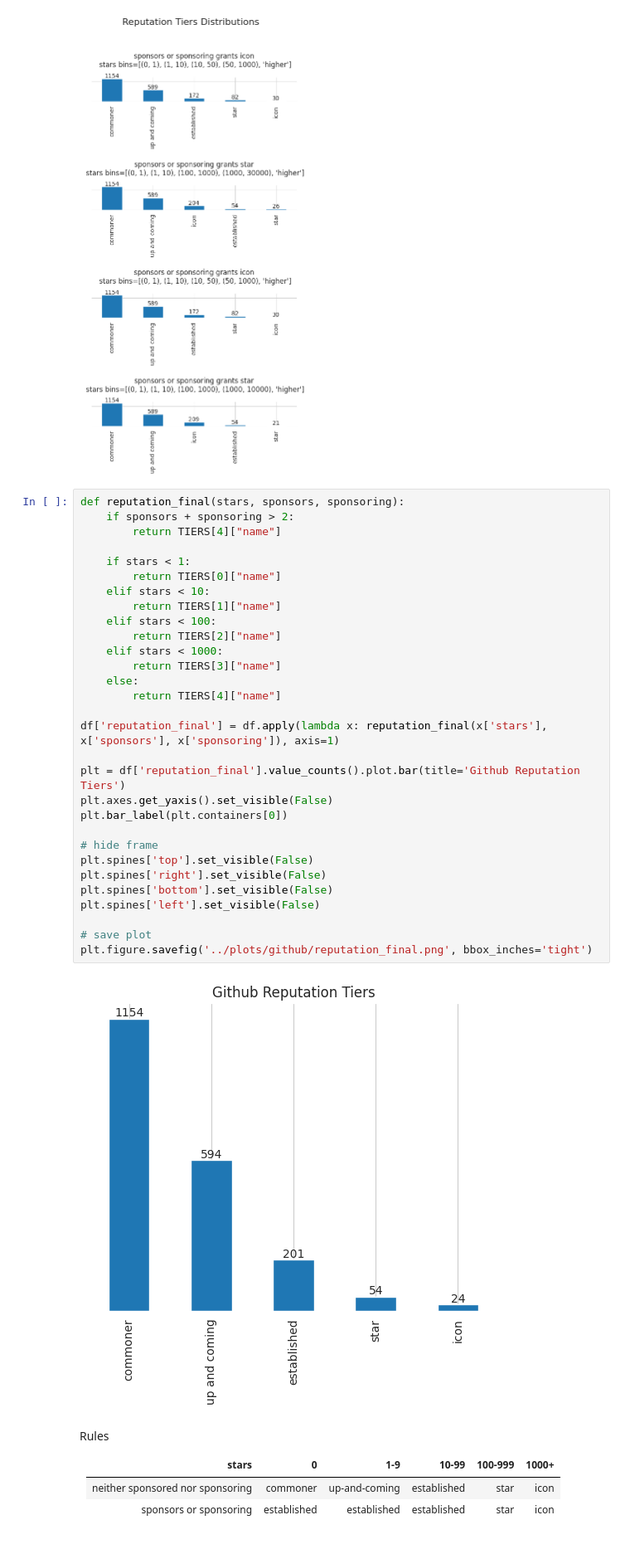
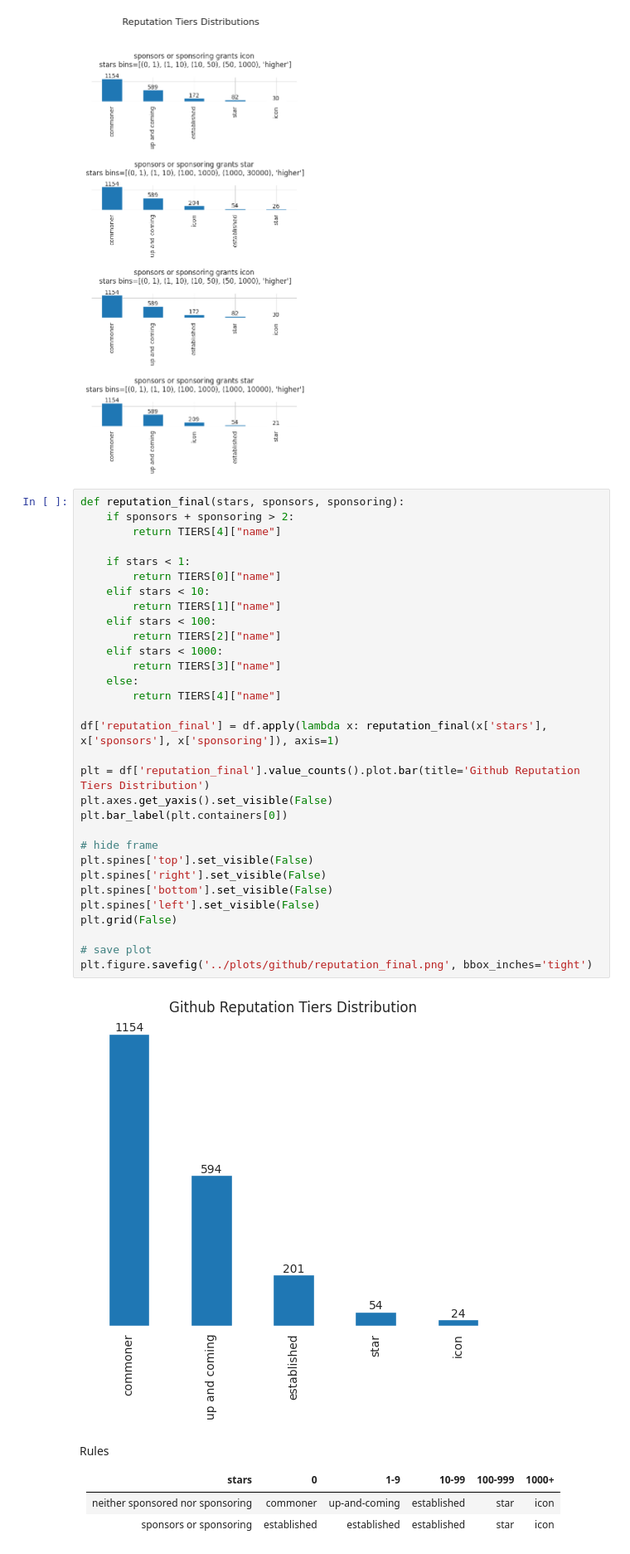
Before and after one commit to interep-project/interep-groups-eda, a Jupyter notebook: notebooks/gh.ipynb, the cells around one changed output. Shown: that part at 83% size. Drawn from its saved outputs; the diff is of its cells as text.

```diff
--- a/notebooks/gh.ipynb
+++ b/notebooks/gh.ipynb
@@ -275,35 +275,36 @@ plt.show()
 # %%
 def reputation_final(stars, sponsors, sponsoring):
     if sponsors + sponsoring > 2:
         return TIERS[4]["name"]
 
     if stars < 1:
         return TIERS[0]["name"]
     elif stars < 10:
         return TIERS[1]["name"]
     elif stars < 100:
         return TIERS[2]["name"]
     elif stars < 1000:
         return TIERS[3]["name"]
     else:
         return TIERS[4]["name"]
 
 df['reputation_final'] = df.apply(lambda x: reputation_final(x['stars'], x['sponsors'], x['sponsoring']), axis=1)
 
-plt = df['reputation_final'].value_counts().plot.bar(title='Github Reputation Tiers')
+plt = df['reputation_final'].value_counts().plot.bar(title='Github Reputation Tiers Distribution')
 plt.axes.get_yaxis().set_visible(False)
 plt.bar_label(plt.containers[0])
 
 # hide frame
 plt.spines['top'].set_visible(False)
 plt.spines['right'].set_visible(False)
 plt.spines['bottom'].set_visible(False)
 plt.spines['left'].set_visible(False)
+plt.grid(False)
 
 # save plot
 plt.figure.savefig('../plots/github/reputation_final.png', bbox_inches='tight')
 # %% [output]
-[figure, old version]
+[figure, new version]
 # %% [markdown]
 Rules
 
```
Also changed, not shown: 12 other files.
